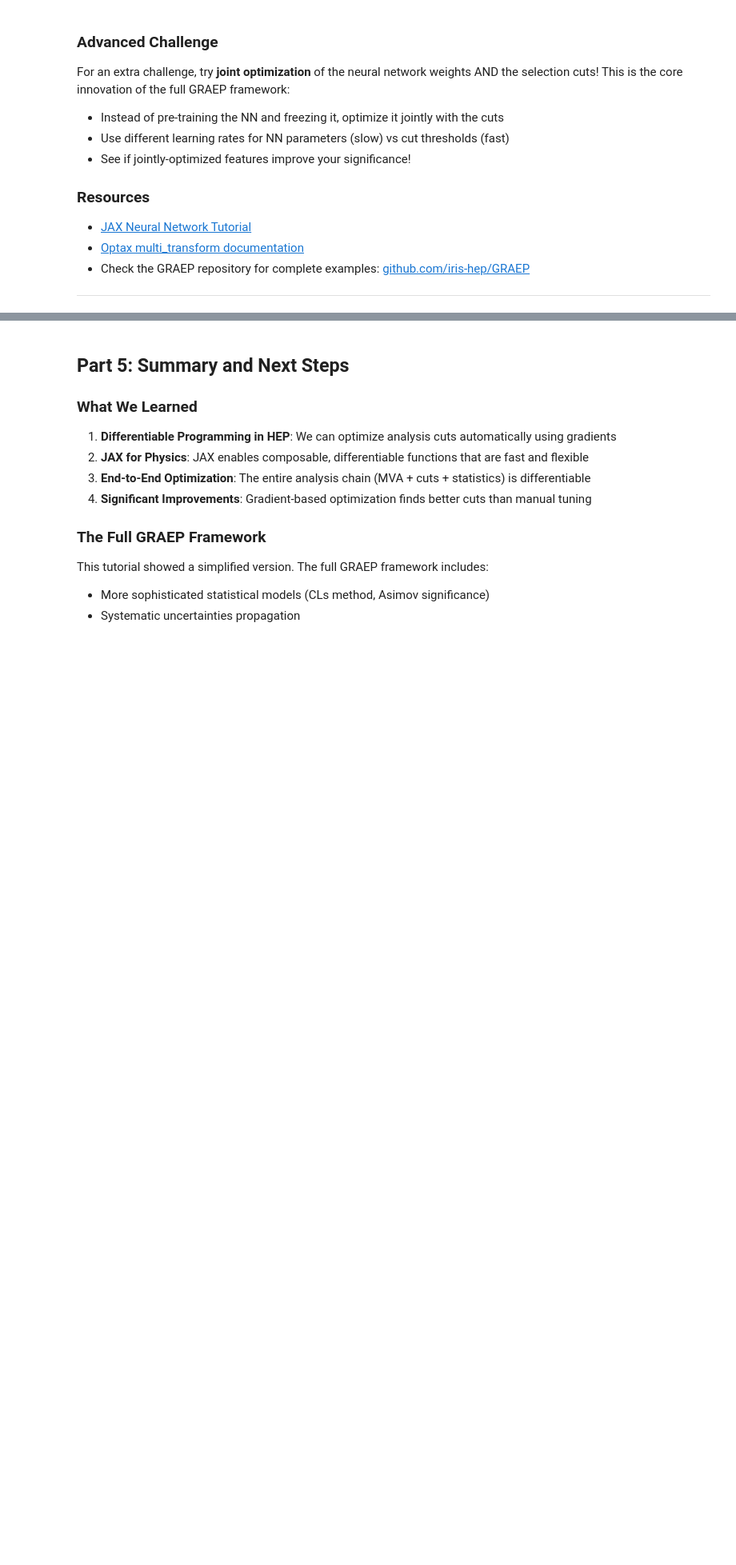
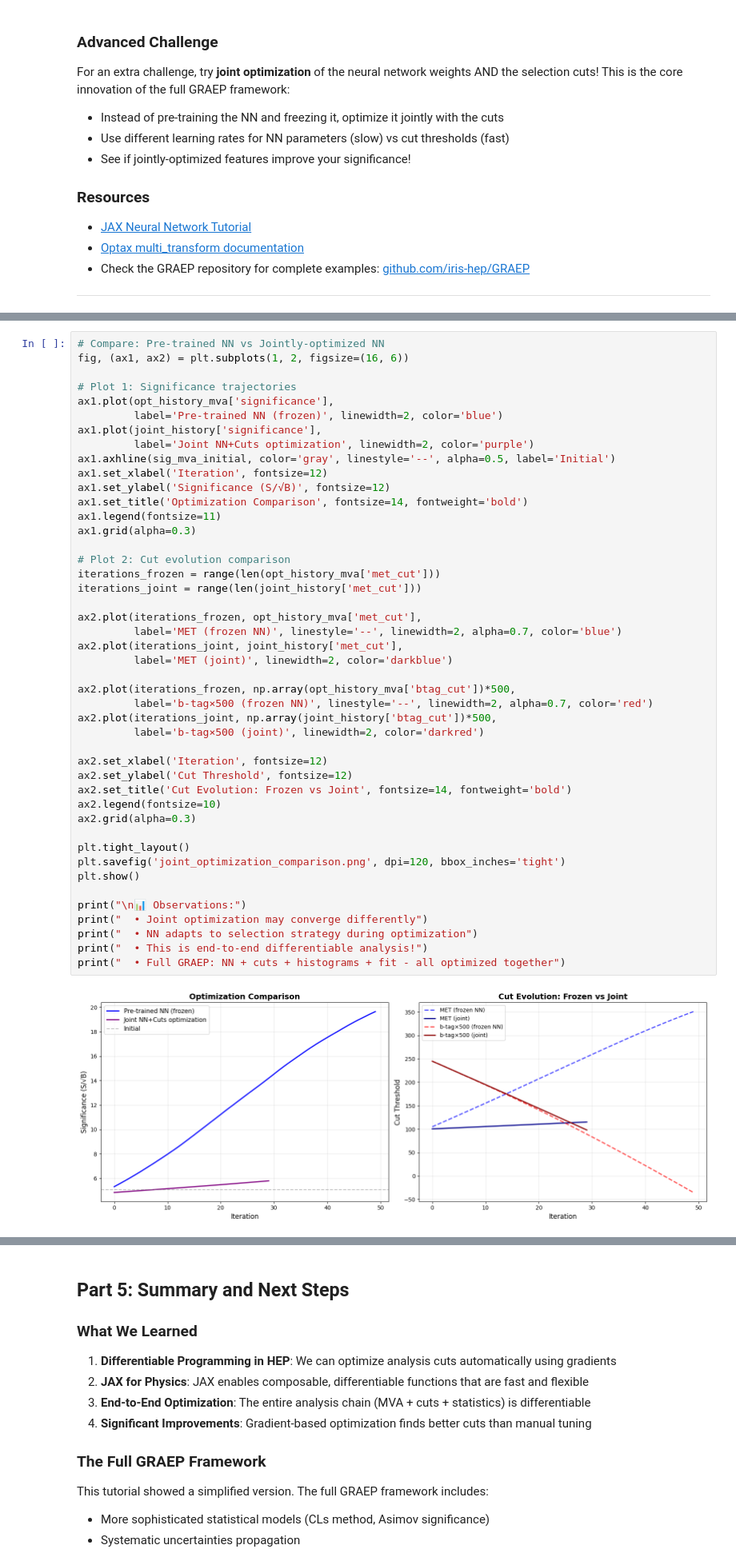
Before and after one commit to ligerlac/z-prime-ttbar-gradients, a Jupyter notebook: GRAEP_Tutorial.ipynb, the cells around one changed output, grey strips where cells are left out. Shown: that part at 80% size. Cells and saved outputs as stored; diff of their text form; blank space fills up the shorter version.

```diff
--- a/GRAEP_Tutorial.ipynb
+++ b/GRAEP_Tutorial.ipynb
@@ -621,0 +1129,47 @@ This is the core innovation of the full GRAEP framework:
+# %%
+# Compare: Pre-trained NN vs Jointly-optimized NN
+fig, (ax1, ax2) = plt.subplots(1, 2, figsize=(16, 6))
+
+# Plot 1: Significance trajectories
+ax1.plot(opt_history_mva['significance'],
+         label='Pre-trained NN (frozen)', linewidth=2, color='blue')
+ax1.plot(joint_history['significance'],
+         label='Joint NN+Cuts optimization', linewidth=2, color='purple')
+ax1.axhline(sig_mva_initial, color='gray', linestyle='--', alpha=0.5, label='Initial')
+ax1.set_xlabel('Iteration', fontsize=12)
+ax1.set_ylabel('Significance (S/√B)', fontsize=12)
+ax1.set_title('Optimization Comparison', fontsize=14, fontweight='bold')
+ax1.legend(fontsize=11)
+ax1.grid(alpha=0.3)
+
+# Plot 2: Cut evolution comparison
+iterations_frozen = range(len(opt_history_mva['met_cut']))
+iterations_joint = range(len(joint_history['met_cut']))
+
+ax2.plot(iterations_frozen, opt_history_mva['met_cut'],
+         label='MET (frozen NN)', linestyle='--', linewidth=2, alpha=0.7, color='blue')
+ax2.plot(iterations_joint, joint_history['met_cut'],
+         label='MET (joint)', linewidth=2, color='darkblue')
+
+ax2.plot(iterations_frozen, np.array(opt_history_mva['btag_cut'])*500,
+         label='b-tag×500 (frozen NN)', linestyle='--', linewidth=2, alpha=0.7, color='red')
+ax2.plot(iterations_joint, np.array(joint_history['btag_cut'])*500,
+         label='b-tag×500 (joint)', linewidth=2, color='darkred')
+
+ax2.set_xlabel('Iteration', fontsize=12)
+ax2.set_ylabel('Cut Threshold', fontsize=12)
+ax2.set_title('Cut Evolution: Frozen vs Joint', fontsize=14, fontweight='bold')
+ax2.legend(fontsize=10)
+ax2.grid(alpha=0.3)
+
+plt.tight_layout()
+plt.savefig('joint_optimization_comparison.png', dpi=120, bbox_inches='tight')
+plt.show()
+
+print("\n📊 Observations:")
+print("  • Joint optimization may converge differently")
+print("  • NN adapts to selection strategy during optimization")
+print("  • This is end-to-end differentiable analysis!")
+print("  • Full GRAEP: NN + cuts + histograms + fit - all optimized together")
+# %% [output]
+[figure, added]
```
Also changed, not shown: parts of 13 cells of this notebook.
